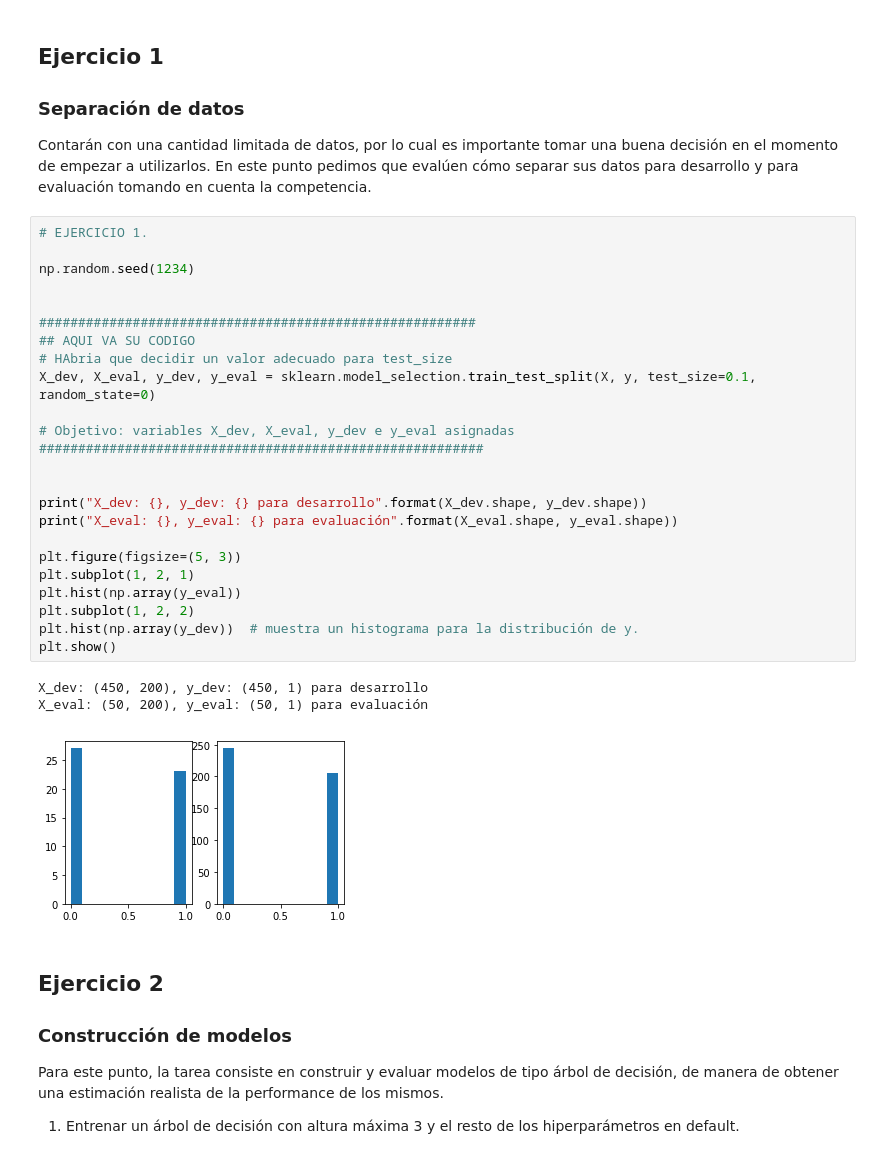
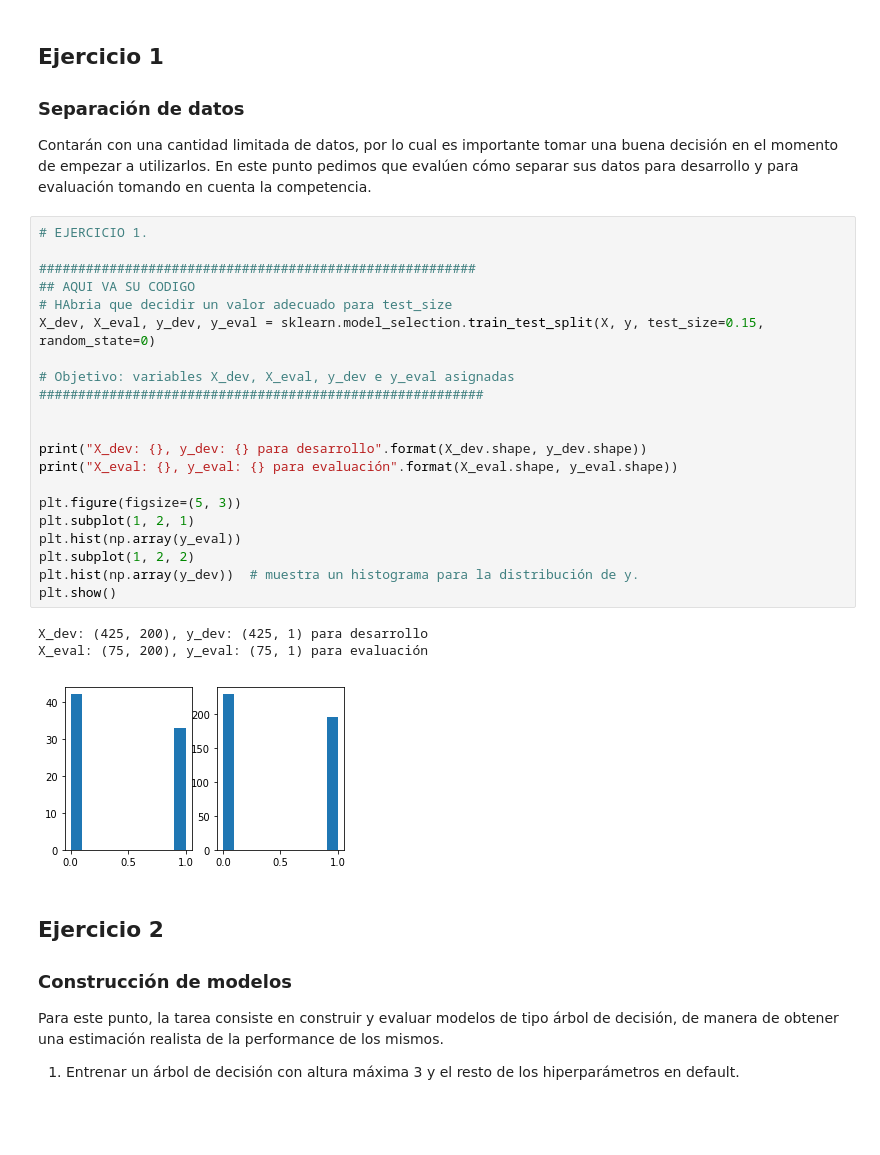
Before and after one commit to griquelme/aa-TP1, a Jupyter notebook: TP1.ipynb, the cells around one changed output. Saved outputs shown, nothing was run; the diff lists cells and outputs as text; blank space fills up the shorter version.

```diff
--- a/TP1.ipynb
+++ b/TP1.ipynb
@@ -101,32 +101,29 @@ display(y)
 Contarán con una cantidad limitada de datos, por lo cual es importante tomar una buena decisión en el momento de empezar a utilizarlos. En este punto pedimos que evalúen cómo separar sus datos para desarrollo y para evaluación tomando en cuenta la competencia.
 # %%
 # EJERCICIO 1.
-
-np.random.seed(1234)
-
 
 ########################################################
 ## AQUI VA SU CODIGO
 # HAbria que decidir un valor adecuado para test_size
-X_dev, X_eval, y_dev, y_eval = sklearn.model_selection.train_test_split(X, y, test_size=0.1, random_state=0)
+X_dev, X_eval, y_dev, y_eval = sklearn.model_selection.train_test_split(X, y, test_size=0.15, random_state=0)
 
 # Objetivo: variables X_dev, X_eval, y_dev e y_eval asignadas
 #########################################################
 
 
 print("X_dev: {}, y_dev: {} para desarrollo".format(X_dev.shape, y_dev.shape))
 print("X_eval: {}, y_eval: {} para evaluación".format(X_eval.shape, y_eval.shape))
 
 plt.figure(figsize=(5, 3))
 plt.subplot(1, 2, 1)
 plt.hist(np.array(y_eval))
 plt.subplot(1, 2, 2)
 plt.hist(np.array(y_dev))  # muestra un histograma para la distribución de y.
 plt.show()
 # %% [output]
-X_dev: (450, 200), y_dev: (450, 1) para desarrollo
-X_eval: (50, 200), y_eval: (50, 1) para evaluación
+X_dev: (425, 200), y_dev: (425, 1) para desarrollo
+X_eval: (75, 200), y_eval: (75, 1) para evaluación
-[figure, old version]
+[figure, new version]
 # %% [markdown]
 ## Ejercicio 2
 
```
Also changed, not shown: parts of 7 cells of this notebook.
